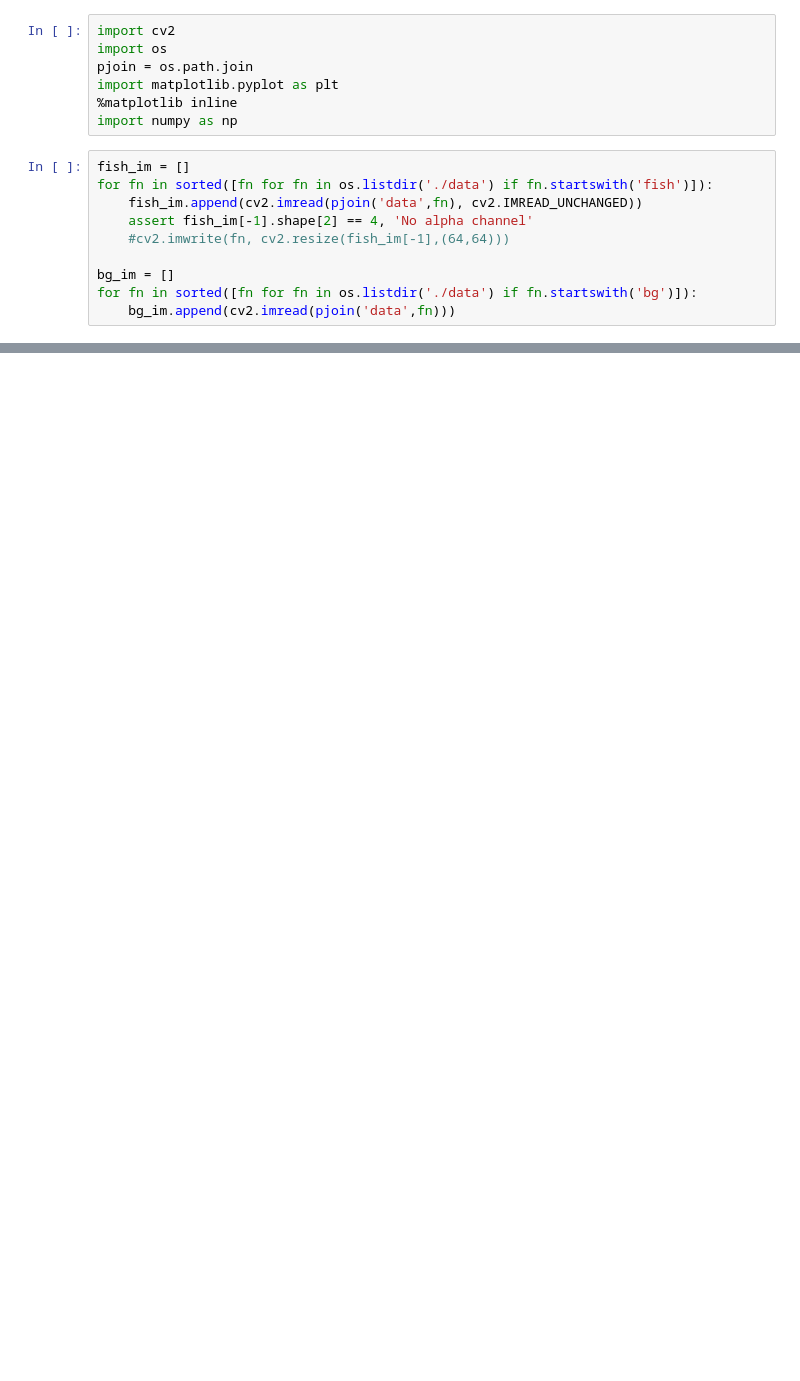
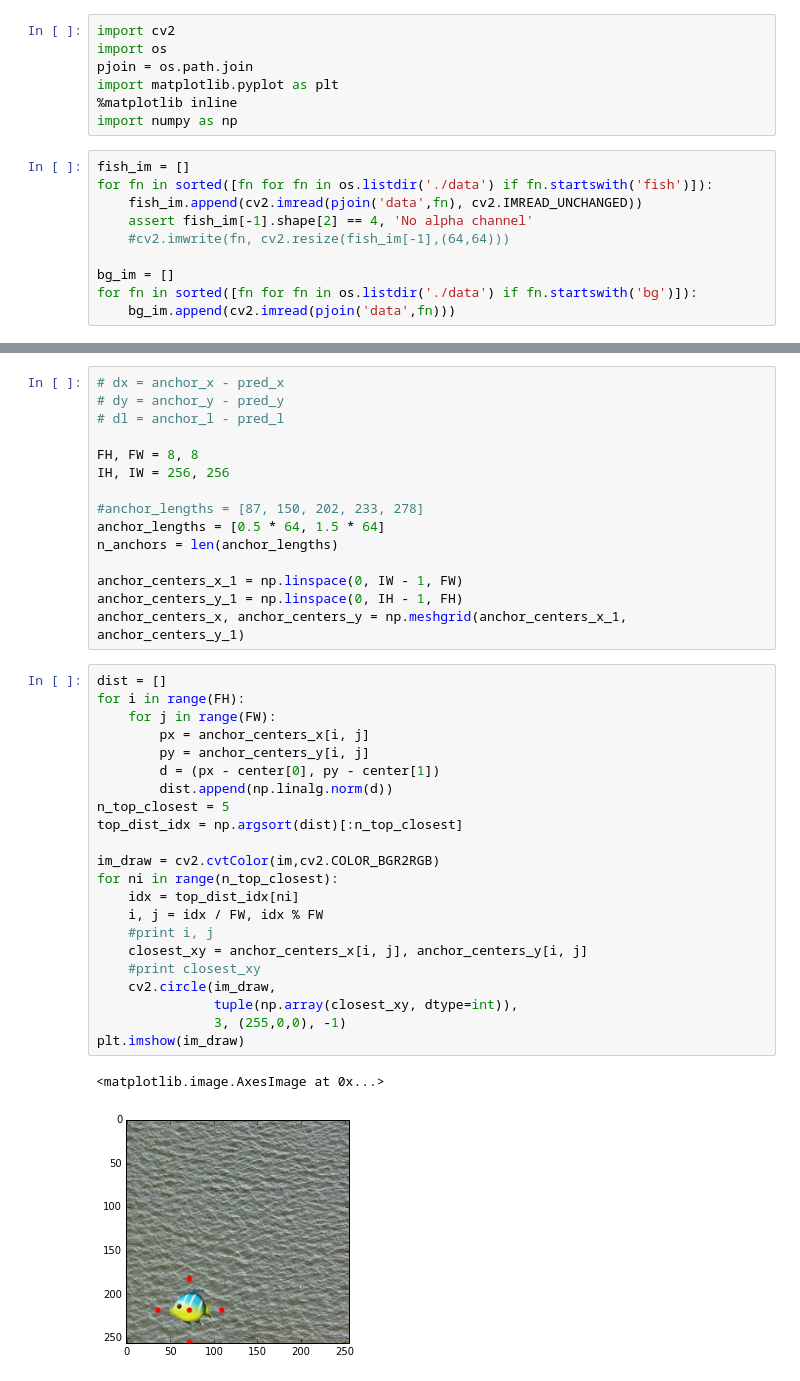
Before and after one commit to alievk/fish_challenge, a Jupyter notebook: fish_toy_detector/fish_detector.ipynb, the cells around one changed output, grey strips where cells are left out. Drawn from its saved outputs; the diff is of its cells as text; blank space fills up the shorter version.

```diff
--- a/fish_toy_detector/fish_detector.ipynb
+++ b/fish_toy_detector/fish_detector.ipynb
@@ -40,0 +41,40 @@ Using TensorFlow backend.
+# %%
+# dx = anchor_x - pred_x
+# dy = anchor_y - pred_y
+# dl = anchor_l - pred_l
+
+FH, FW = 8, 8
+IH, IW = 256, 256
+
+#anchor_lengths = [87, 150, 202, 233, 278]
+anchor_lengths = [0.5 * 64, 1.5 * 64]
+n_anchors = len(anchor_lengths)
+
+anchor_centers_x_1 = np.linspace(0, IW - 1, FW)
+anchor_centers_y_1 = np.linspace(0, IH - 1, FH)
+anchor_centers_x, anchor_centers_y = np.meshgrid(anchor_centers_x_1, anchor_centers_y_1)
+# %%
+dist = []
+for i in range(FH):
+    for j in range(FW):
+        px = anchor_centers_x[i, j]
+        py = anchor_centers_y[i, j]
+        d = (px - center[0], py - center[1])
+        dist.append(np.linalg.norm(d))
+n_top_closest = 5
+top_dist_idx = np.argsort(dist)[:n_top_closest]
+
+im_draw = cv2.cvtColor(im,cv2.COLOR_BGR2RGB)
+for ni in range(n_top_closest):
+    idx = top_dist_idx[ni]
+    i, j = idx / FW, idx % FW
+    #print i, j
+    closest_xy = anchor_centers_x[i, j], anchor_centers_y[i, j]
+    #print closest_xy
+    cv2.circle(im_draw,
+               tuple(np.array(closest_xy, dtype=int)),
+               3, (255,0,0), -1)
+plt.imshow(im_draw)
+# %% [output]
+<matplotlib.image.AxesImage at 0x...>
+[figure, added]
```
Also changed, not shown: parts of 4 cells of this notebook.
